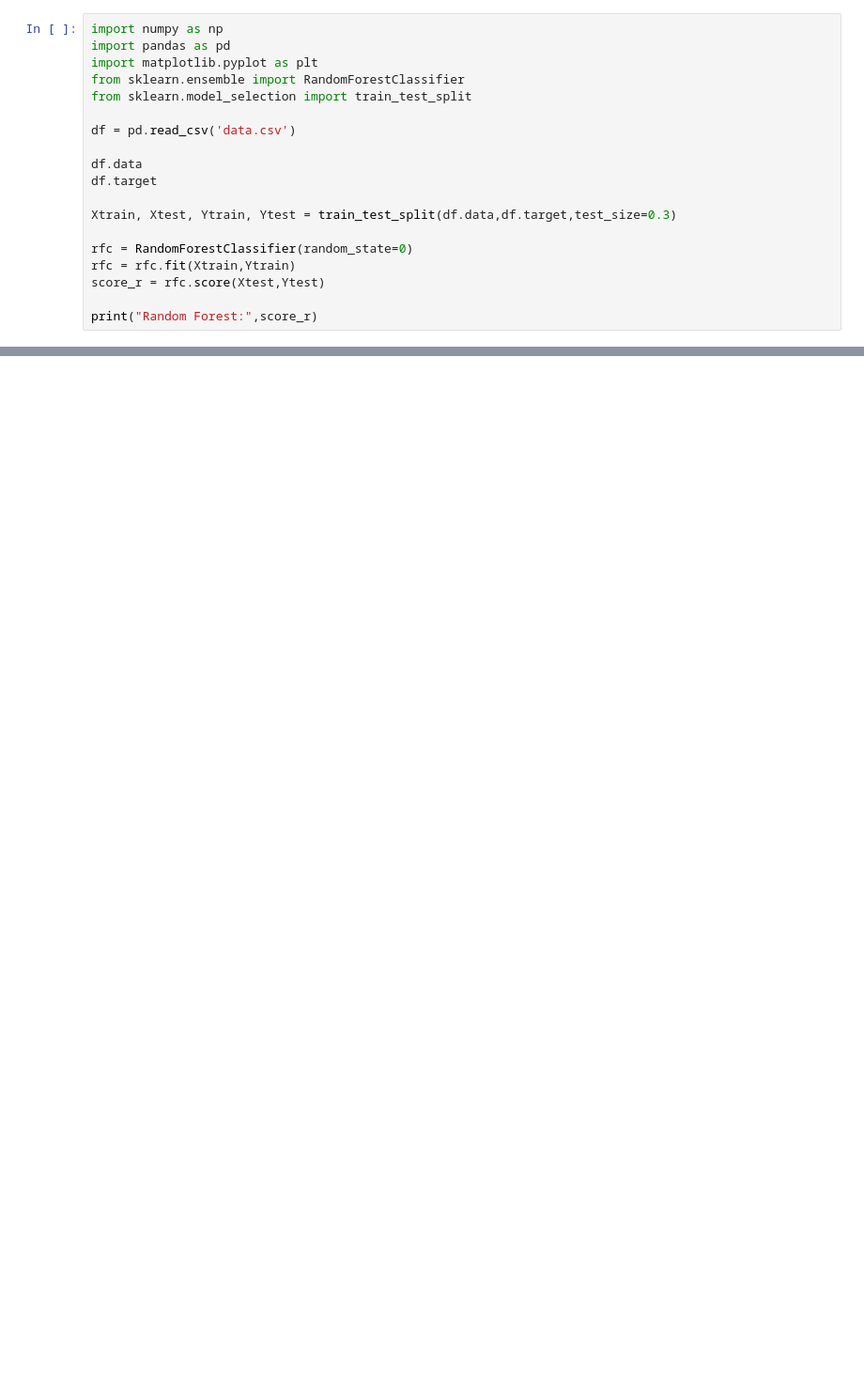
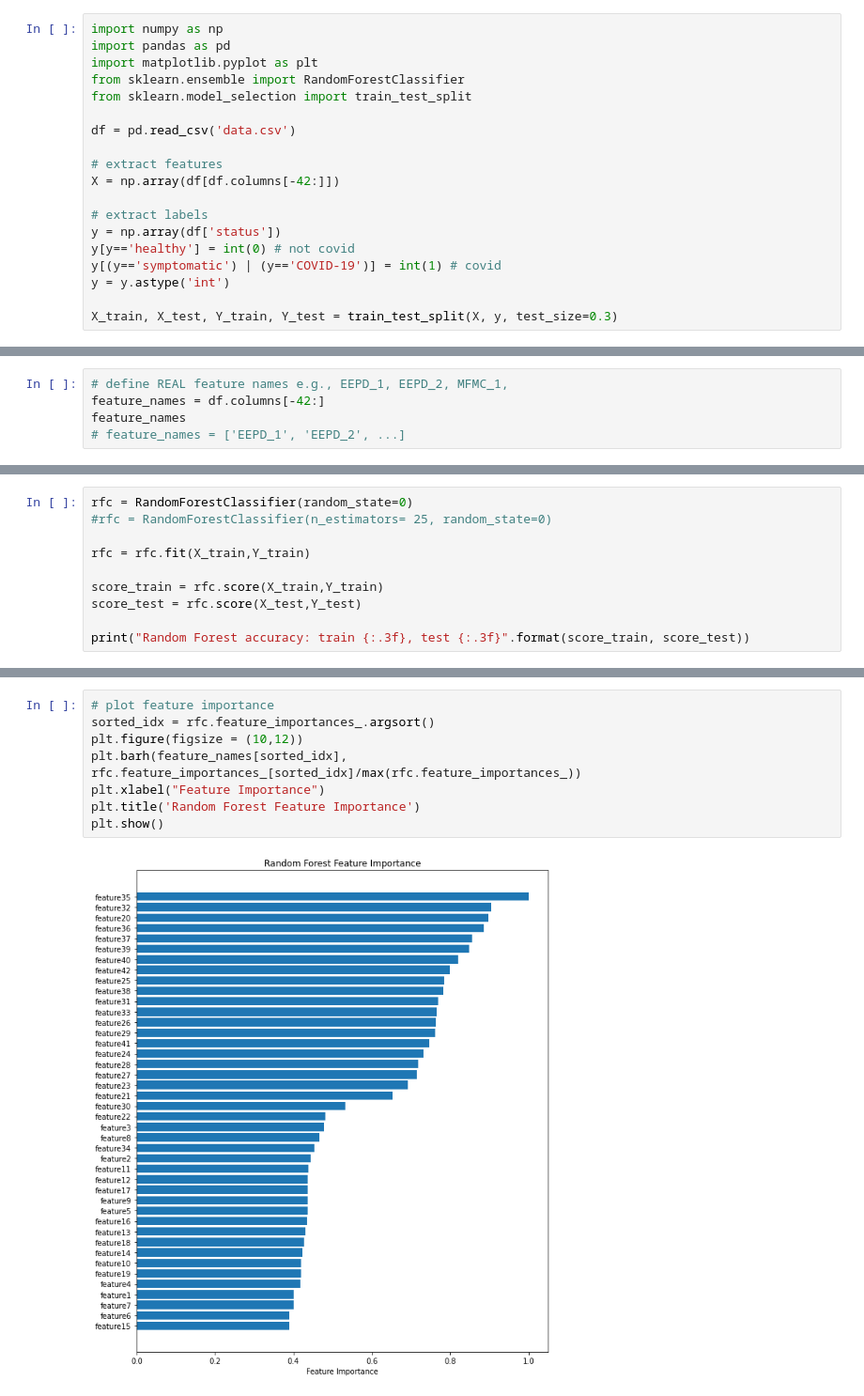
Before and after one commit to wgzmaxik6/lung_sound_ml, a Jupyter notebook: lung_sound_model.ipynb, the cells around one changed output, grey strips where cells are left out. Shown: that part at 94% size. Drawn from its saved outputs; the diff is of its cells as text; blank space fills up the shorter version.

Commit message:
Add ML training

```diff
--- a/lung_sound_model.ipynb
+++ b/lung_sound_model.ipynb
@@ -7,13 +7,13 @@ from sklearn.model_selection import train_test_split
 
 df = pd.read_csv('data.csv')
 
-df.data
-df.target
+# extract features
+X = np.array(df[df.columns[-42:]])
 
-Xtrain, Xtest, Ytrain, Ytest = train_test_split(df.data,df.target,test_size=0.3)
+# extract labels
+y = np.array(df['status'])
+y[y=='healthy'] = int(0) # not covid
+y[(y=='symptomatic') | (y=='COVID-19')] = int(1) # covid
+y = y.astype('int')
 
-rfc = RandomForestClassifier(random_state=0)
-rfc = rfc.fit(Xtrain,Ytrain)
-score_r = rfc.score(Xtest,Ytest)
-
-print("Random Forest:",score_r)
+X_train, X_test, Y_train, Y_test = train_test_split(X, y, test_size=0.3)
@@ -42,0 +24,5 @@ Random Forest: 1.0
+# %%
+# define REAL feature names e.g., EEPD_1, EEPD_2, MFMC_1,
+feature_names = df.columns[-42:]
+feature_names
+# feature_names = ['EEPD_1', 'EEPD_2', ...]
@@ -42,0 +42,10 @@ Random Forest: 1.0
+# %%
+rfc = RandomForestClassifier(random_state=0)
+#rfc = RandomForestClassifier(n_estimators= 25, random_state=0)
+
+rfc = rfc.fit(X_train,Y_train)
+
+score_train = rfc.score(X_train,Y_train)
+score_test = rfc.score(X_test,Y_test)
+
+print("Random Forest accuracy: train {:.3f}, test {:.3f}".format(score_train, score_test))
@@ -42,0 +54,10 @@ Random Forest: 1.0
+# %%
+# plot feature importance
+sorted_idx = rfc.feature_importances_.argsort()
+plt.figure(figsize = (10,12))
+plt.barh(feature_names[sorted_idx], rfc.feature_importances_[sorted_idx]/max(rfc.feature_importances_))
+plt.xlabel("Feature Importance")
+plt.title('Random Forest Feature Importance')
+plt.show()
+# %% [output]
+[figure, added]
```
Also changed, not shown: parts of 9 cells of this notebook, 4 other files.
